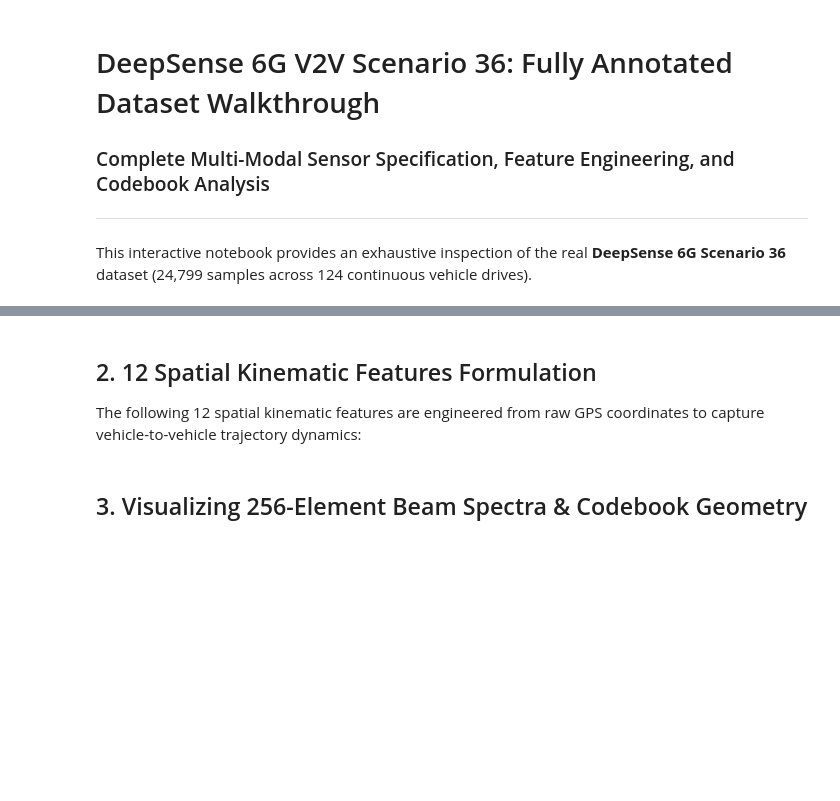
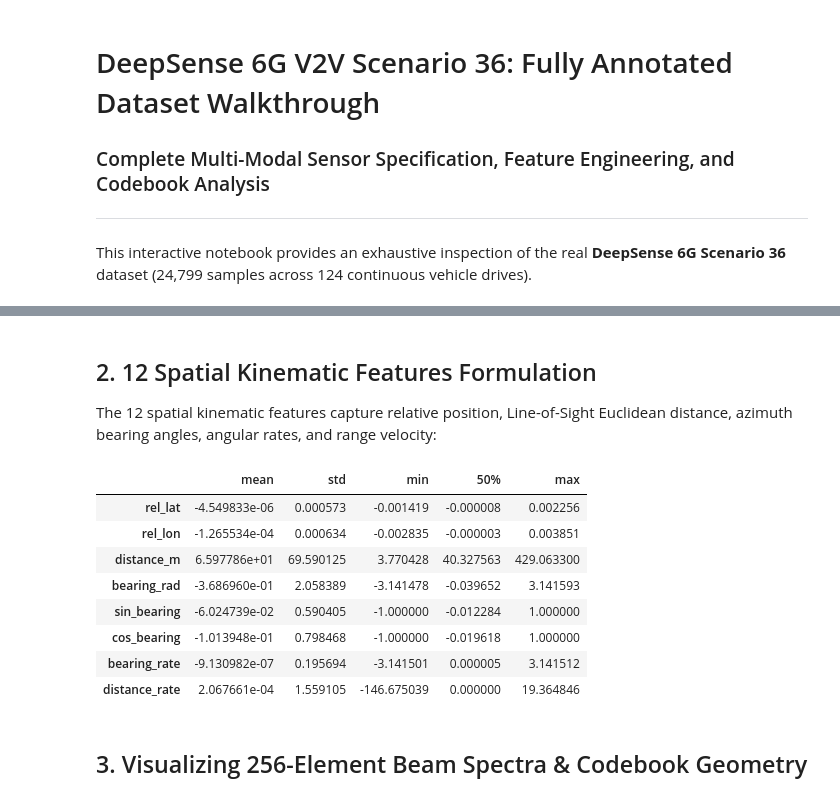
Before and after one commit to syedkafi-lab/424_project, a Jupyter notebook: annotated_dataset_scenario36.ipynb, the cells around one changed output, grey strips where cells are left out. Saved outputs shown, nothing was run; the diff lists cells and outputs as text; code cells hidden in the pictures; blank space fills up the shorter version.

```diff
--- a/annotated_dataset_scenario36.ipynb
+++ b/annotated_dataset_scenario36.ipynb
@@ -45,29 +56,35 @@ df.head(5)
 # %% [markdown]
 ## 2. 12 Spatial Kinematic Features Formulation
-The following 12 spatial kinematic features are engineered from raw GPS coordinates to capture vehicle-to-vehicle trajectory dynamics:
+The 12 spatial kinematic features capture relative position, Line-of-Sight Euclidean distance, azimuth bearing angles, angular rates, and range velocity:
 # %%
-# Cell 3: 12 Kinematic Features Engineering
+# Cell 3: Spatial Kinematics Calculation
 rel_lat = df["unit2_gps1_lat"] - df["unit1_gps1_lat"]
 rel_lon = df["unit2_gps1_lon"] - df["unit1_gps1_lon"]
 distance = np.sqrt(rel_lat**2 + rel_lon**2) * 111000.0
 bearing = np.arctan2(rel_lon, rel_lat).astype(np.float32)
 
 kin_df = pd.DataFrame({
     "rel_lat": rel_lat,
     "rel_lon": rel_lon,
     "distance_m": distance,
     "bearing_rad": bearing,
     "sin_bearing": np.sin(bearing),
     "cos_bearing": np.cos(bearing),
     "bearing_rate": np.gradient(bearing),
     "distance_rate": np.gradient(distance),
-    "unit1_speed": pdata.get("unit1_gps1_speed", np.zeros(len(df))),
-    "unit1_heading": pdata.get("unit1_gps1_heading", np.zeros(len(df))),
-    "unit2_speed": pdata.get("unit2_gps1_speed", np.zeros(len(df))),
-    "unit2_heading": pdata.get("unit2_gps1_heading", np.zeros(len(df)))
 })
 
 kin_df.describe().T[["mean", "std", "min", "50%", "max"]]
+# %% [output]
+|  | mean | std | min | 50% | max |
+| rel_lat | -4.549833e-06 | 0.000573 | -0.001419 | -0.000008 | 0.002256 |
+| rel_lon | -1.265534e-04 | 0.000634 | -0.002835 | -0.000003 | 0.003851 |
+| distance_m | 6.597786e+01 | 69.590125 | 3.770428 | 40.327563 | 429.063300 |
+| bearing_rad | -3.686960e-01 | 2.058389 | -3.141478 | -0.039652 | 3.141593 |
+| sin_bearing | -6.024739e-02 | 0.590405 | -1.000000 | -0.012284 | 1.000000 |
+| cos_bearing | -1.013948e-01 | 0.798468 | -1.000000 | -0.019618 | 1.000000 |
+| bearing_rate | -9.130982e-07 | 0.195694 | -3.141501 | 0.000005 | 3.141512 |
+| distance_rate | 2.067661e-04 | 1.559105 | -146.675039 | 0.000000 | 19.364846 |
 # %% [markdown]
 ## 3. Visualizing 256-Element Beam Spectra & Codebook Geometry
 # %%
```
Also changed, not shown: parts of 7 cells of this notebook.
